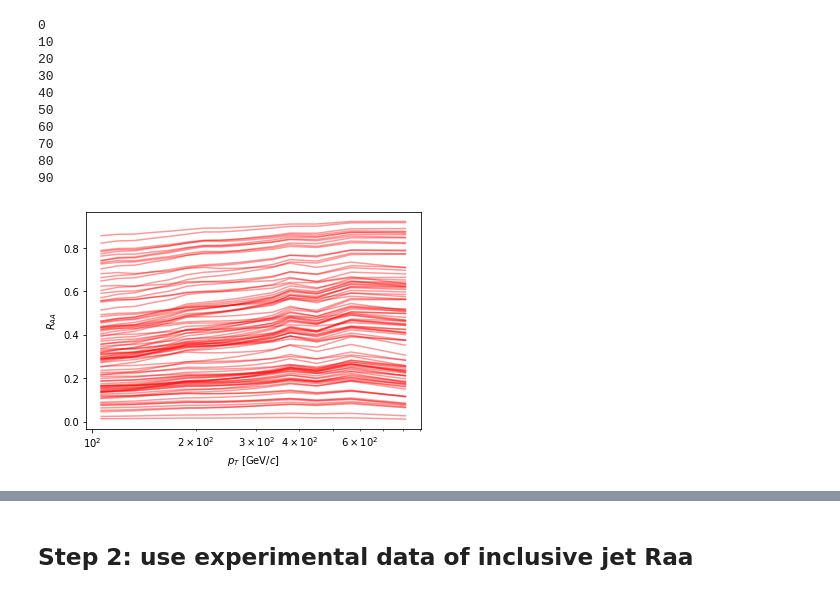
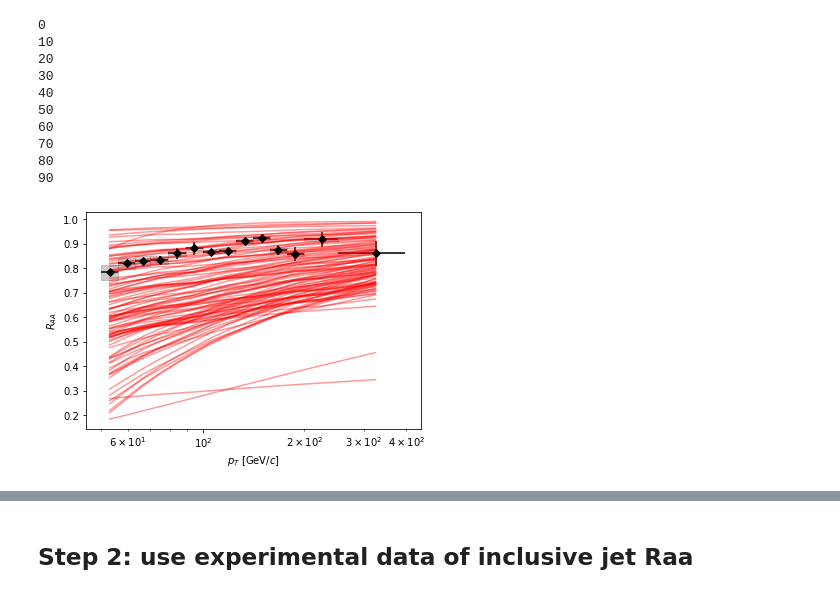
Before and after one commit to keweiyao/BayesExample, a Jupyter notebook: InclusiveJetAnalysis.ipynb, the cells around one changed output, grey strips where cells are left out. Drawn from its saved outputs; the diff is of its cells as text; code cells hidden in the pictures.

```diff
--- a/InclusiveJetAnalysis.ipynb
+++ b/InclusiveJetAnalysis.ipynb
@@ -31,7 +31,7 @@ from scipy.interpolate import interp1d
 
 # initial jet spectra in p+p
 # Load experimental p+p-->jet+X data x=pT, y=dsigma/dpT
-X, Y = np.loadtxt("./pythia_pp2jets_5020.dat").T # 32.5 < pT < 1100 TeV
+X, Y = np.loadtxt("./pythia_pp2jets_R0d4_5020.dat").T # 32.5 < pT < 1100 TeV
 interped_data = interp1d(np.log(X), np.log(Y), kind='linear', fill_value='extrapolate')
 
 @np.vectorize
@@ -43,17 +43,25 @@ def dNpp_dpT(pT):
 
 # integrate dN0/dpT' W(pT, pT+x) * x * dx /x
 # integrate dN0/dpT' W(pT, pT+x) * x * d ln(x)
+
+@np.vectorize
+def Avg_eloss(pT, a, b, c):
+    return b * (pT/200)**c * np.log(pT)
+
 @np.vectorize
 def dNAA_dpT(pT, a, b, c):
-    def WAA(delta_pT):
-        avg_delta_pT = b*pT**c * np.log(pT)
+
+    prefactor = a**a/gamma(a)
+    def WAA(delta_pT, pT0):
+        avg_delta_pT = Avg_eloss(pT, a, b, c)
         x = delta_pT / avg_delta_pT
-        return a**a/gamma(a) * x**(a-1) * np.exp(-a*x) / avg_delta_pT
+        return prefactor * x**(a-1) * np.exp(-a*x)  / avg_delta_pT
     def dNdpT_ddeltapT(ln_delta_pT):
         delta_pT = np.exp(ln_delta_pT )
-        return WAA(delta_pT) * dNpp_dpT(pT+delta_pT) * delta_pT
+        pT0 = pT+delta_pT
+        return WAA(delta_pT, pT0) * dNpp_dpT(pT0) * delta_pT
     result, error = quad(dNdpT_ddeltapT, # function to be integrate
-                    np.log(.01), np.log(pT), # lower and upper bound of integration,
+                    np.log(.1), np.log(pT/4), # lower and upper bound of integration,
                     epsrel=1e-3
                   )
     return result
@@ -64,10 +72,10 @@ def ElossModel_RAA(pT, a, b, c):
 # %%
 # Test this toy model:
 a = 2
-b = 1.4
+b = 2
 c = 0.2
 pT = np.exp(np.linspace(np.log(40),np.log(500),10))
-#pT = np.linspace(40, 1000, 30)
+pT = np.linspace(40, 1000, 30)
 RAA = [ElossModel_RAA(ipT, a, b, c) for ipT in pT]
 plt.plot(pT, RAA, 'kD')
 plt.semilogx()
@@ -101,7 +109,7 @@ def PseudoMeasurement(StatLevel=0.05, SysLevel=0.05):
     results = y_truth * (1. + stat) * (1. + sys)
     return pT, be, results, StatLevel*results, SysLevel*y_truth
 
-def RealMeasurement(centrality='0-10'):
+def RealMeasurement(centrality='60-70'):
     # load exp RAA off sqrts = 5.02 TeV, centrality = 0-10
     pT, pTl, pTh, Raa, sys1, sys2, stat = np.loadtxt("ExpData/atlas-raa-{}-R0d4.dat".format(centrality),
                                                      usecols=[0,1,2,3,4,5,6]).T
@@ -121,18 +129,18 @@ plt.savefig("RAA_test.png", dpi=300)
 # %%
 from pyDOE import lhs
 # Use pyDOE to generate a Larin-Hypercube design in the 3D parameter space (a,b,c)
-ranges = np.array([[.2, 5], # range of A
-                   [0.2, 4], # range of B
-                   [0.1, .5], # range of C
+ranges = np.array([[0.1, 10], # range of A
+                   [0.01, 3.0], # range of B
+                   [-.2, .4], # range of C
                   ])
-Dim = 3
+Dim = len(ranges)
 Nsamples = 100
 # call pyDOE
 design = lhs(Dim, Nsamples, 'maximin')
 # rescale unit design to the desired range
 for i in range(Dim):
     design[:,i] = design[:,i]*(ranges[i,1]-ranges[i,0]) + ranges[i,0]
-fig, axes = plt.subplots(3,3, figsize=(5,5))
+fig, axes = plt.subplots(Dim,Dim, figsize=(5,5))
 for i in range(Dim):
     for j in range(0,i+1):
         if (i==j):
@@ -163,11 +171,16 @@ model_y = np.array(model_y)
 80
 90
 # %%
+pT, pTbin, Raa, RaaStat, RaaSys = RealMeasurement()
+plt.errorbar(pT, Raa, xerr=pTbin, yerr=RaaStat,fmt='kD')
+for ix, iy, ixb, isys in zip(pT, Raa, pTbin, RaaSys):
+    plt.fill_between([ix-ixb,ix+ixb],[iy-isys,iy-isys], [iy+isys, iy+isys], color='gray', alpha=.4)
+plt.semilogx()
 for iy in model_y:
     plt.plot(pT, iy, 'r-', alpha=.4)
 plt.semilogx()
 plt.xlabel(r"$p_T$ [GeV/$c$]")
 plt.ylabel(r"$R_{AA}$")
 plt.savefig("RAA_prior.png", dpi=300)
 # %% [output]
-[figure, old version]
+[figure, new version]
```
Also changed, not shown: parts of 14 cells of this notebook, 22 other files.
